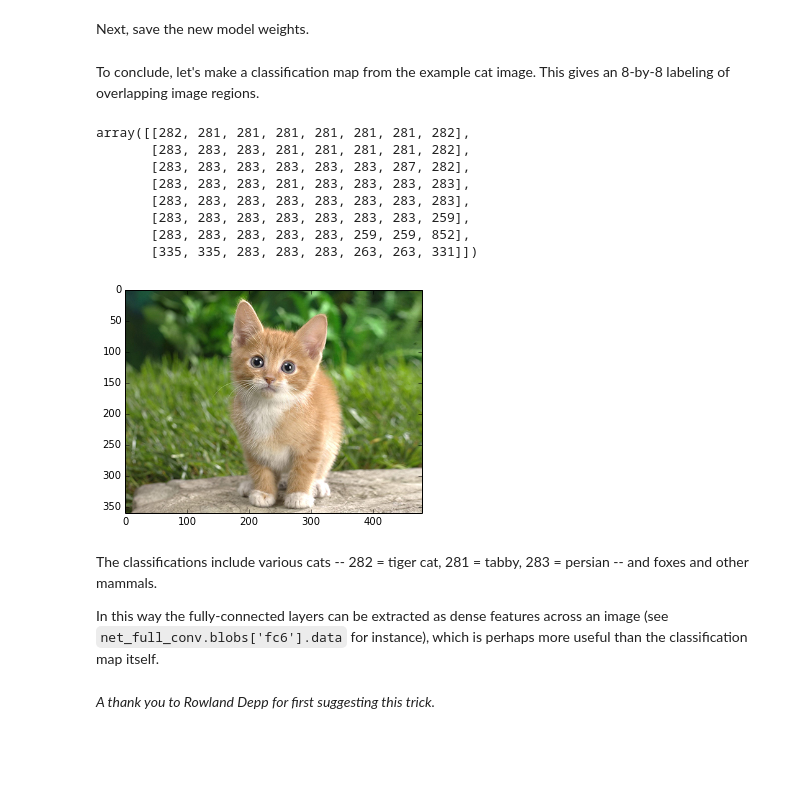
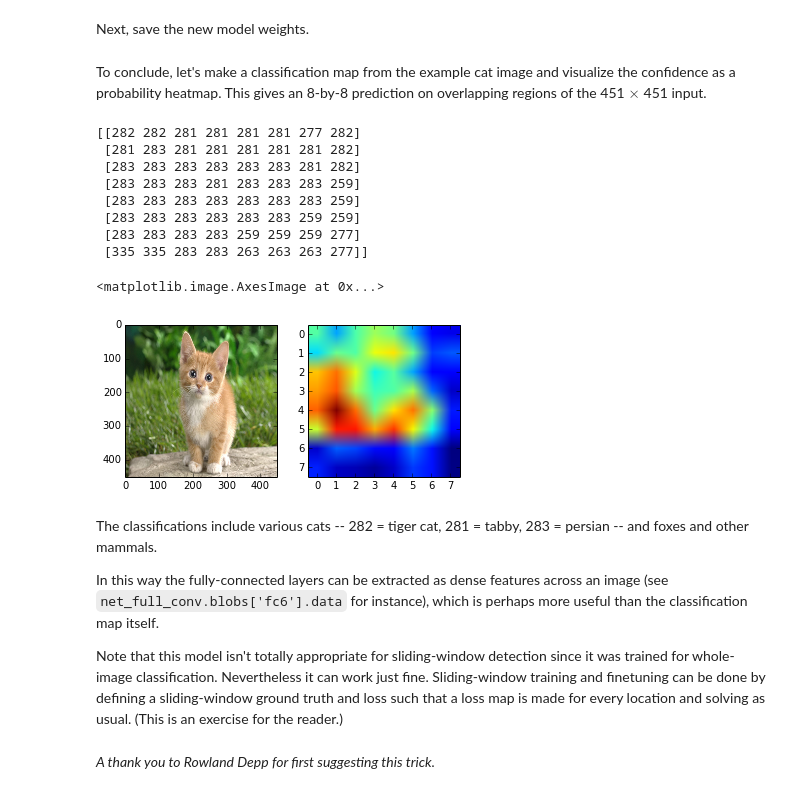
Before and after one commit to alemagnani/caffe, a Jupyter notebook: examples/net_surgery.ipynb, the cells around one changed output. Cells and saved outputs as stored; diff of their text form; code cells hidden in the pictures; blank space fills up the shorter version.

```diff
--- a/examples/net_surgery.ipynb
+++ b/examples/net_surgery.ipynb
@@ -82,35 +82,42 @@ Next, save the new model weights.
 # %%
 net_full_conv.save('imagenet/caffe_imagenet_full_conv')
 # %% [markdown]
-To conclude, let's make a classification map from the example cat image. This gives an 8-by-8 labeling of overlapping image regions.
+To conclude, let's make a classification map from the example cat image and visualize the confidence as a probability heatmap. This gives an 8-by-8 prediction on overlapping regions of the 451 $\times$ 451 input.
 # %%
 import numpy as np
 import matplotlib.pyplot as plt
 %matplotlib inline
 
 # load input and configure preprocessing
 im = caffe.io.load_image('images/cat.jpg')
-plt.imshow(im)
 net_full_conv.set_phase_test()
 net_full_conv.set_mean('data', np.load('../python/caffe/imagenet/ilsvrc_2012_mean.npy'))
 net_full_conv.set_channel_swap('data', (2,1,0))
 net_full_conv.set_raw_scale('data', 255.0)
-# make classification map by forward pass and show top prediction index per location
+# make classification map by forward and print prediction indices at each location
 out = net_full_conv.forward_all(data=np.asarray([net_full_conv.preprocess('data', im)]))
-out['prob'][0].argmax(axis=0)
+print out['prob'][0].argmax(axis=0)
+# show net input and confidence map (probability of the top prediction at each location)
+plt.subplot(1, 2, 1)
+plt.imshow(net_full_conv.deprocess('data', net_full_conv.blobs['data'].data[0]))
+plt.subplot(1, 2, 2)
+plt.imshow(out['prob'][0].max(axis=0))
 # %% [output]
-array([[282, 281, 281, 281, 281, 281, 281, 282],
-       [283, 283, 283, 281, 281, 281, 281, 282],
-       [283, 283, 283, 283, 283, 283, 287, 282],
-       [283, 283, 283, 281, 283, 283, 283, 283],
-       [283, 283, 283, 283, 283, 283, 283, 283],
-       [283, 283, 283, 283, 283, 283, 283, 259],
-       [283, 283, 283, 283, 283, 259, 259, 852],
-       [335, 335, 283, 283, 283, 263, 263, 331]])
+[[282 282 281 281 281 281 277 282]
+ [281 283 281 281 281 281 281 282]
+ [283 283 283 283 283 283 281 282]
+ [283 283 283 281 283 283 283 259]
+ [283 283 283 283 283 283 283 259]
+ [283 283 283 283 283 283 259 259]
+ [283 283 283 283 259 259 259 277]
+ [335 335 283 283 263 263 263 277]]
+<matplotlib.image.AxesImage at 0x...>
-[figure, old version]
+[figure, new version]
 # %% [markdown]
 The classifications include various cats -- 282 = tiger cat, 281 = tabby, 283 = persian -- and foxes and other mammals.
 
 In this way the fully-connected layers can be extracted as dense features across an image (see `net_full_conv.blobs['fc6'].data` for instance), which is perhaps more useful than the classification map itself.
+
+Note that this model isn't totally appropriate for sliding-window detection since it was trained for whole-image classification. Nevertheless it can work just fine. Sliding-window training and finetuning can be done by defining a sliding-window ground truth and loss such that a loss map is made for every location and solving as usual. (This is an exercise for the reader.)
 # %% [markdown]
 *A thank you to Rowland Depp for first suggesting this trick.*
```
Also changed, not shown: parts of 3 cells of this notebook, 1 other file.
